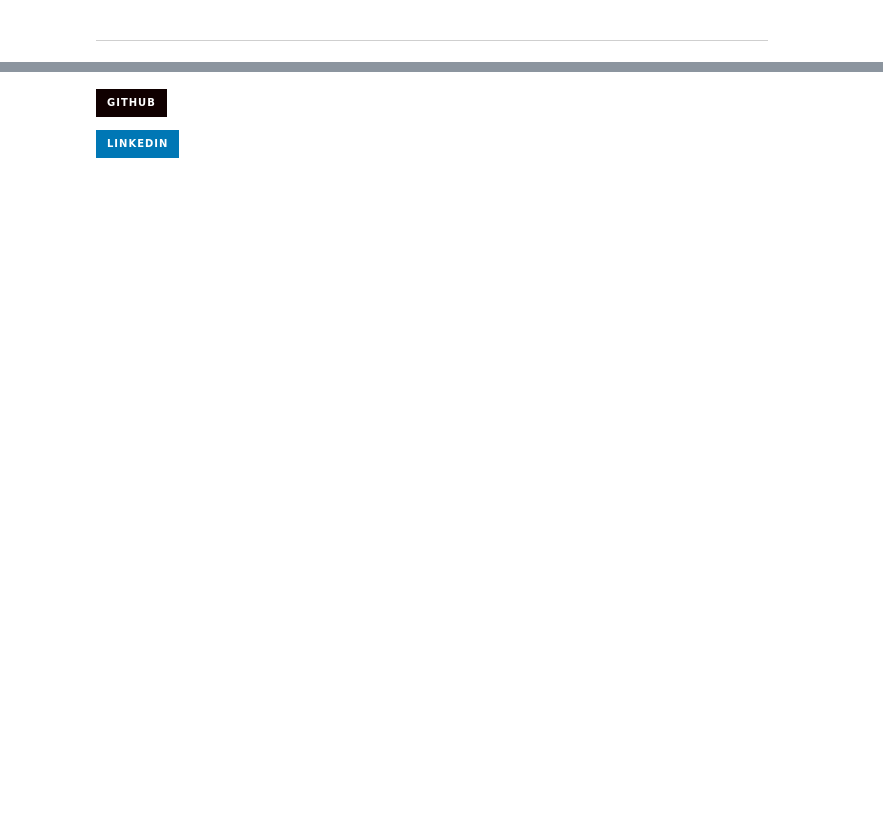
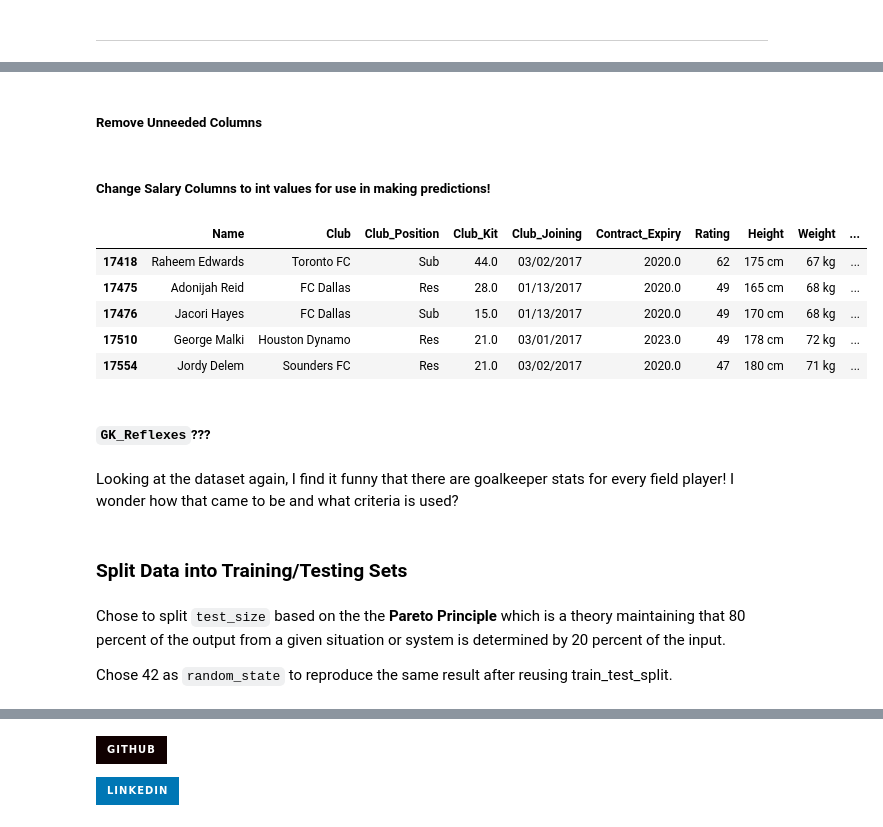
Before and after one commit to andyniser/mls-salary-project, a Jupyter notebook: mls-salary-analysis.ipynb, the cells around one changed output, grey strips where cells are left out. Cells and saved outputs as stored; diff of their text form; code cells hidden in the pictures; badges without logos; blank space fills up the shorter version.

```diff
--- a/mls-salary-analysis.ipynb
+++ b/mls-salary-analysis.ipynb
@@ -837,0 +836,3 @@ These players were famous before coming to the league. Their salaries are especi
+# %%
+stat_data = pd.read_csv('data/player-stats.csv')
+stat_data.head()
@@ -837,0 +848,2 @@ These players were famous before coming to the league. Their salaries are especi
+# %%
+player_salaries_and_stats = stat_data[stat_data['Name'].isin(salary_data['Name'].tolist())]
@@ -837,0 +861,6 @@ These players were famous before coming to the league. Their salaries are especi
+# %%
+for player in player_salaries_and_stats['Name']:
+    player_salaries_and_stats['Base Salary'] = salary_data[salary_data['Name'].isin([player])].reset_index()['Base Salary'][0]
+
+for player in player_salaries_and_stats['Name']:
+    player_salaries_and_stats['Guaranteed Compensation']= salary_data[salary_data['Name'].isin([player])].reset_index()['Guaranteed Compensation'][0]
@@ -837,0 +878,2 @@ These players were famous before coming to the league. Their salaries are especi
+# %% [markdown]
+##### Remove Unneeded Columns
@@ -837,0 +884,23 @@ These players were famous before coming to the league. Their salaries are especi
+# %% [markdown]
+##### Change Salary Columns to int values for use in making predictions!
+# %%
+player_salaries_and_stats = player_salaries_and_stats.astype({'Base Salary': 'int64', 'Guaranteed Compensation': 'int64'})
+# %%
+player_salaries_and_stats.tail()
+# %% [output]
+|  | Name | Club | Club_Position | Club_Kit | Club_Joining | Contract_Expiry | Rating | Height | Weight | ... |
+| 17418 | Raheem Edwards | Toronto FC | Sub | 44.0 | 03/02/2017 | 2020.0 | 62 | 175 cm | 67 kg | ... |
+| 17475 | Adonijah Reid | FC Dallas | Res | 28.0 | 01/13/2017 | 2020.0 | 49 | 165 cm | 68 kg | ... |
+| 17476 | Jacori Hayes | FC Dallas | Sub | 15.0 | 01/13/2017 | 2020.0 | 49 | 170 cm | 68 kg | ... |
+| 17510 | George Malki | Houston Dynamo | Res | 21.0 | 03/01/2017 | 2023.0 | 49 | 178 cm | 72 kg | ... |
+| 17554 | Jordy Delem | Sounders FC | Res | 21.0 | 03/02/2017 | 2020.0 | 47 | 180 cm | 71 kg | ... |
+# %% [markdown]
+##### `GK_Reflexes`???
+# %% [markdown]
+Looking at the dataset again, I find it funny that there are goalkeeper stats for every field player! I wonder how that came to be and what criteria is used?
+# %% [markdown]
+### Split Data into Training/Testing Sets
+# %% [markdown]
+Chose to split `test_size` based on the the **Pareto Principle** which is a theory maintaining that 80 percent of the output from a given situation or system is determined by 20 percent of the input.
+
+Chose 42 as `random_state` to reproduce the same result after reusing train_test_split.
```
Also changed, not shown: parts of 122 cells of this notebook, 2 other files.
